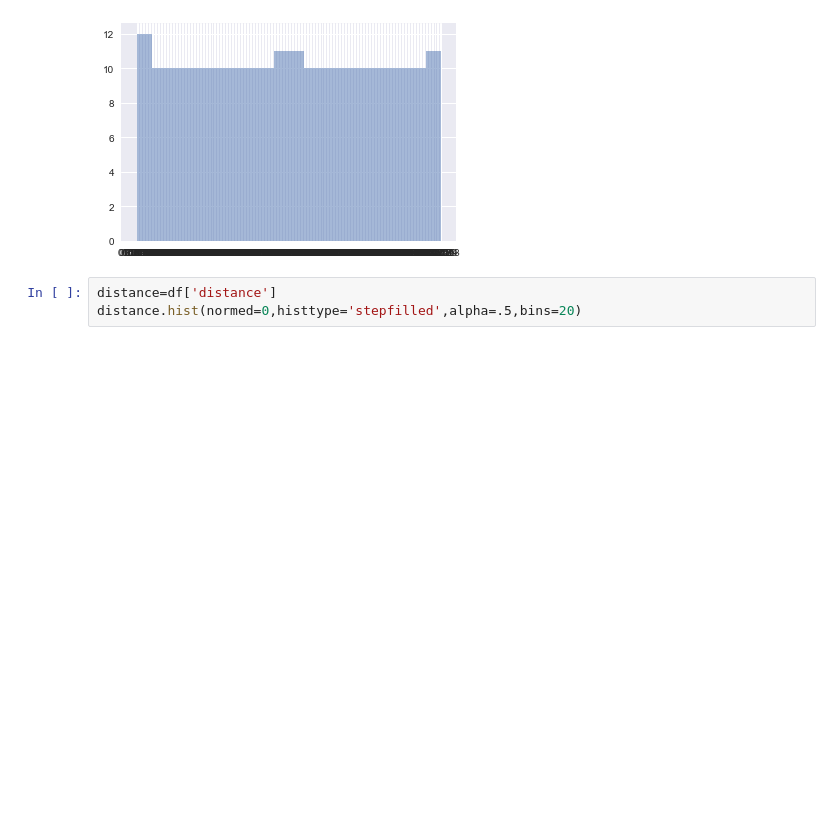
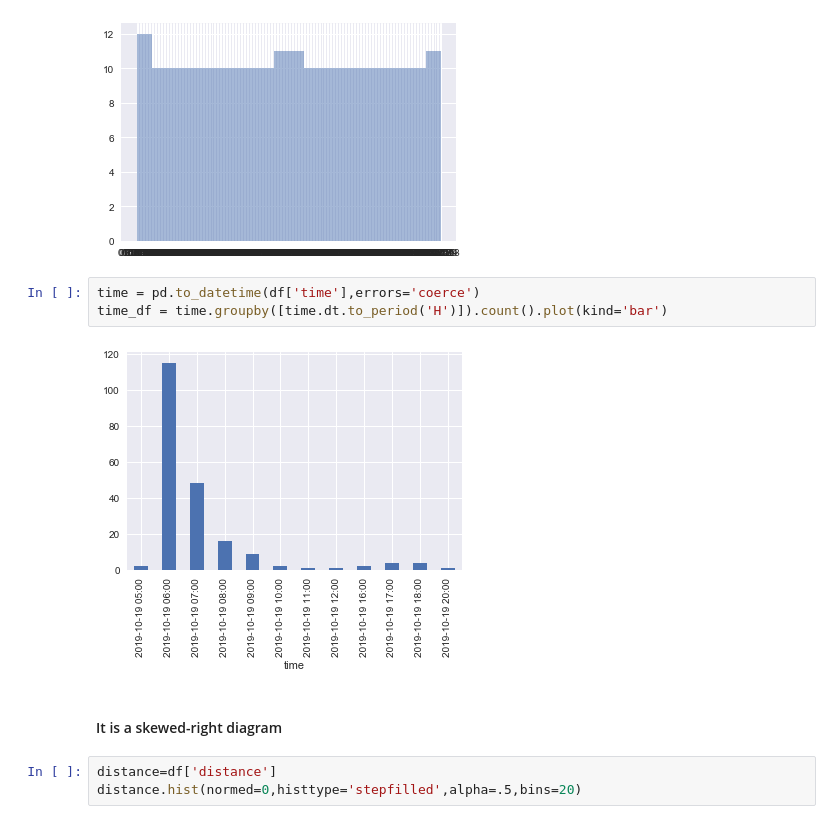
Before and after one commit to garyliu427/portfolio-2019-garyliu427, a Jupyter notebook: Portfolio 1.ipynb, the cells around one changed output. Cells and saved outputs as stored; diff of their text form; blank space fills up the shorter version.

```diff
--- a/Portfolio 1.ipynb
+++ b/Portfolio 1.ipynb
@@ -148,6 +148,13 @@ The 'normed' kwarg was deprecated in Matplotlib 2.1 and will be removed in 3.1.
   ax.hist(values, bins=bins, **kwds)
 <matplotlib.axes._subplots.AxesSubplot at 0x...>
 [figure]
+# %%
+time = pd.to_datetime(df['time'],errors='coerce')
+time_df = time.groupby([time.dt.to_period('H')]).count().plot(kind='bar')
+# %% [output]
+[figure, added]
+# %% [markdown]
+#### It is a skewed-right diagram
 # %%
 distance=df['distance']
 distance.hist(normed=0,histtype='stepfilled',alpha=.5,bins=20)
```
